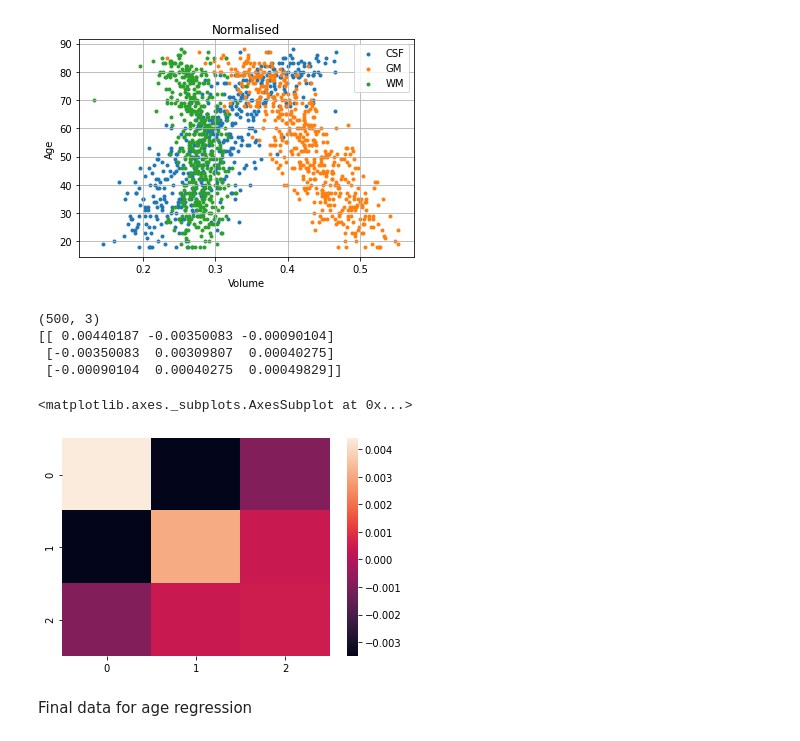
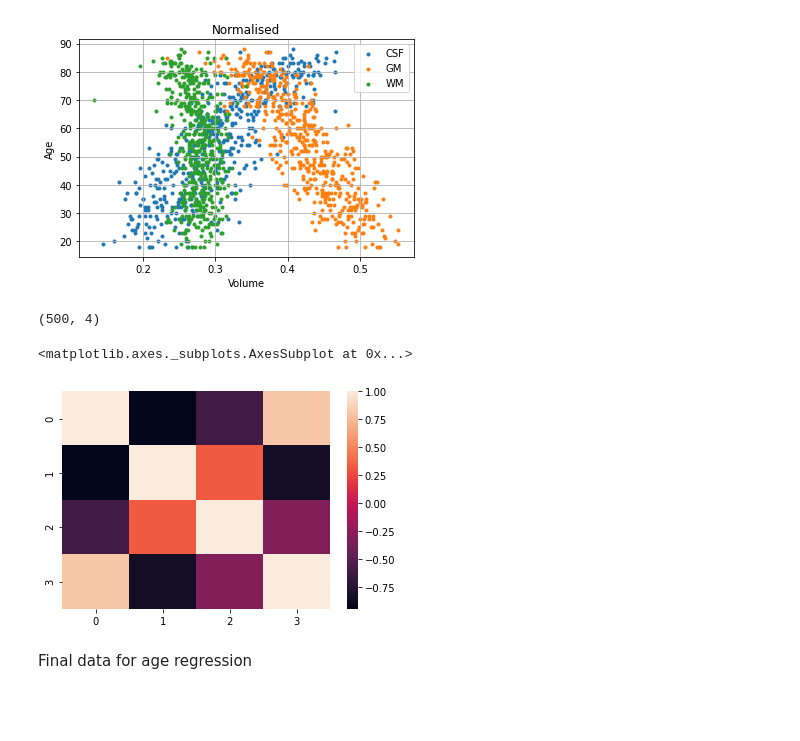
Before and after one commit to gf4417/MLforIMG-CW, a Jupyter notebook: Copy_of_CW_Brain_Age_Regression.ipynb, the cells around one changed output. Saved outputs shown, nothing was run; the diff lists cells and outputs as text; code cells hidden in the pictures; blank space fills up the shorter version.

```diff
--- a/Copy_of_CW_Brain_Age_Regression.ipynb
+++ b/Copy_of_CW_Brain_Age_Regression.ipynb
@@ -755,19 +755,15 @@ plt.show()
 # %%
 # Check colinearity of features
 import seaborn as sns
-X_data = vols_normalised.T #np.concatenate((vols_normalised.T, meta_data_reg_train['age'].values.reshape(-1,1)), 1)
+X_data = np.concatenate((vols_normalised.T, meta_data_reg_train['age'].values.reshape(-1,1)), 1) #vols_normalised.T #np.concatenate((vols_normalised.T, meta_data_reg_train['age'].values.reshape(-1,1)), 1)
 print(X_data.shape)
 
-corr = np.cov(X_data.T)
-print(corr)
+corr = pd.DataFrame(X_data).corr()
 sns.heatmap(corr)
 # %% [output]
-(500, 3)
-[[ 0.00440187 -0.00350083 -0.00090104]
- [-0.00350083  0.00309807  0.00040275]
- [-0.00090104  0.00040275  0.00049829]]
+(500, 4)
 <matplotlib.axes._subplots.AxesSubplot at 0x...>
-[figure, old version]
+[figure, new version]
 # %% [markdown]
 Final data for age regression
 # %%
```
Also changed, not shown: parts of 9 cells of this notebook.
